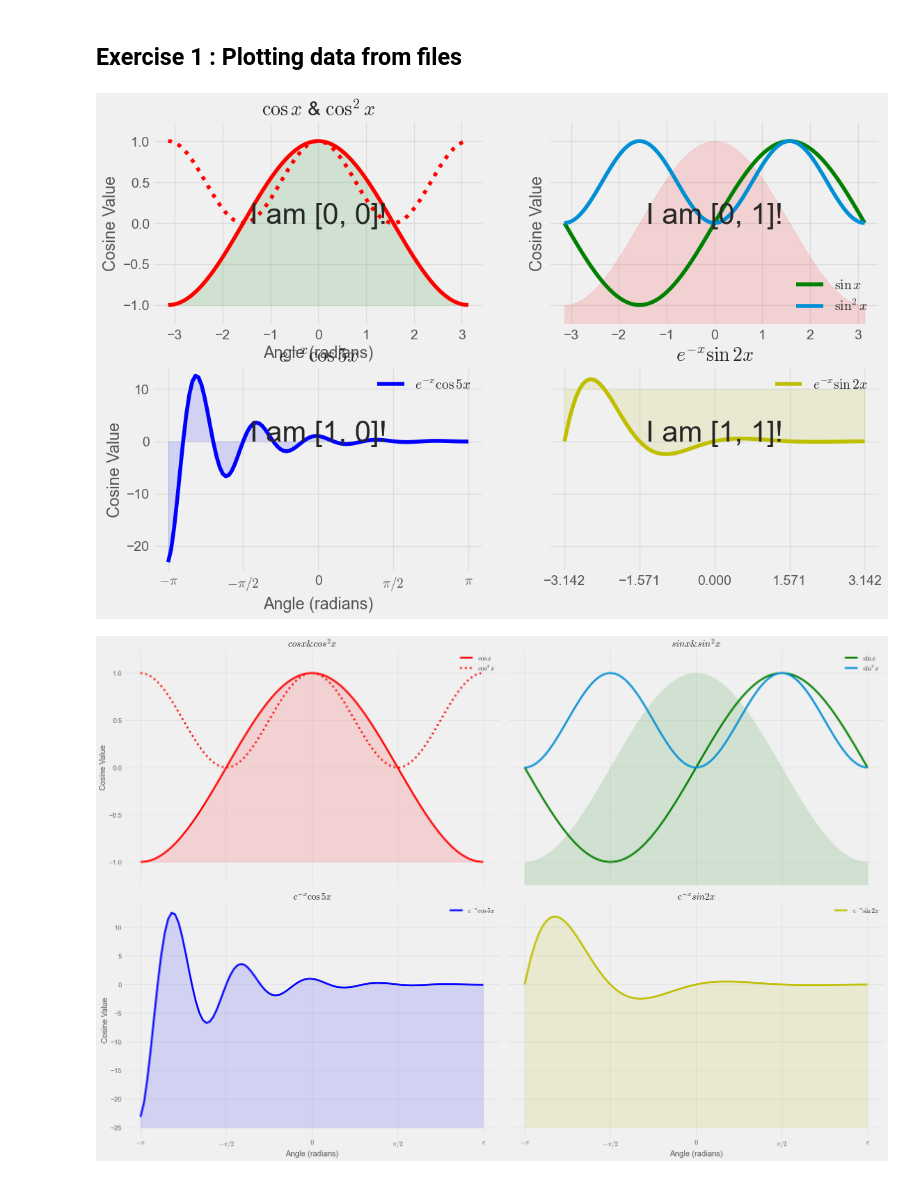
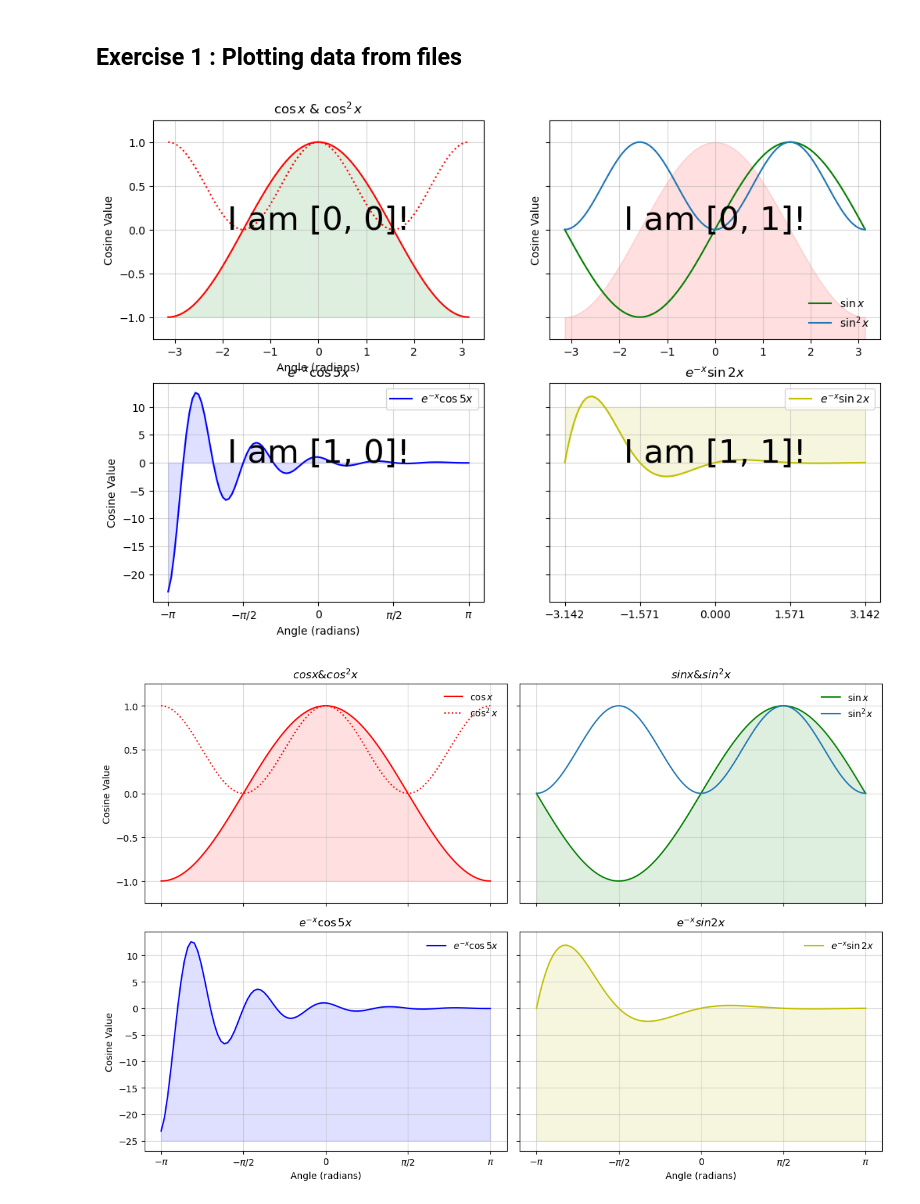
Before and after one commit to SPS-SP2273/learning-portfolio-liexxe, a Jupyter notebook: plotting/plotting_(good).ipynb, the cells around one changed output. Cells and saved outputs as stored; diff of their text form; code cells hidden in the pictures.

Commit message:
reviewed plotting good

```diff
--- a/plotting/plotting_(good).ipynb
+++ b/plotting/plotting_(good).ipynb
@@ -313,6 +313,8 @@ plt.show()
 [figure]
 # %% [markdown]
 ## Exercise 1 :  Plotting data from files
+# %%
+plt.style.use('default')
 # %%
 #Before
 #--------- Generate cosine and sine values --------#
@@ -378,7 +380,7 @@ plt.show()
 
 # Your solution here
 # %% [output]
-[figure, old version]
+[figure, new version]
 # %%
 #After
 #Before
@@ -404,7 +406,7 @@ axes[0, 0].legend(loc='upper right', frameon=False)
 
 #------- Subplot 2 -------#
 axes[0, 1].plot(x, sin_x, color='g', label='$\sin x$')
-axes[0, 1].fill_between(x, cos_x, -2, color='g', alpha=.125)
+axes[0, 1].fill_between(x, sin_x, -2, color='g', alpha=.125)
 axes[0, 1].set_title('$sinx & sin^{2}x$')
 axes[0, 1].plot(x, sin_x**2, label='$\sin^2 x$')
 axes[0, 1].set_ylim(-1.25, 1.25)
@@ -414,32 +416,32 @@ axes[0, 1].legend(loc='upper right', frameon=False)
 #------- Subplot 3 -------#
 axes[1, 0].plot(x, fun1_x, color='b', label='$e^{-x}\cos 5x$')
 axes[1, 0].fill_between(x, fun1_x, -25, color='b', alpha=.125)
 axes[1, 0].set_title('$e^{-x}\cos 5x$')
 axes[1, 0].set_xlabel('Angle (radians)')
 axes[1, 0].set_ylabel('Cosine Value')
 axes[1, 0].set_xticks([-np.pi, -np.pi / 2, 0, np.pi / 2, np.pi])
 axes[1, 0].set_xticklabels(['$-\pi$', '$-\pi/2$', '0', '$\pi/2$', '$\pi$'])
 axes[1, 0].legend(loc='upper right', frameon=False)
 
 
 #------- Subplot 4 -------#
 axes[1, 1].plot(x, fun2_x, color='y', label='$e^{-x}\sin 2x$')
 axes[1, 1].set_title('$e^{-x}sin 2x$')
 axes[1, 1].fill_between(x, fun2_x, -25, color='y', alpha=.125)
 axes[1, 1].set_xlabel('Angle (radians)')
 axes[1, 1].set_xticks([-np.pi, -np.pi / 2, 0, np.pi / 2, np.pi])
 axes[1, 1].set_xticklabels(['$-\pi$', '$-\pi/2$', '0', '$\pi/2$', '$\pi$'])
 axes[1, 1].legend(loc='upper right', frameon=False)
 
 
 # 'flatten', 'opens' the 2D array into a simple 1D array
 for a in axes.flatten():
     a.grid(alpha=.5)
 
-plt.tight_layout(rect=(0,0,2,2))
+plt.tight_layout(rect=(0,0,1,1))
 plt.show()
 
 
 # Your solution here
 # %% [output]
-[figure, old version]
+[figure, new version]
```
